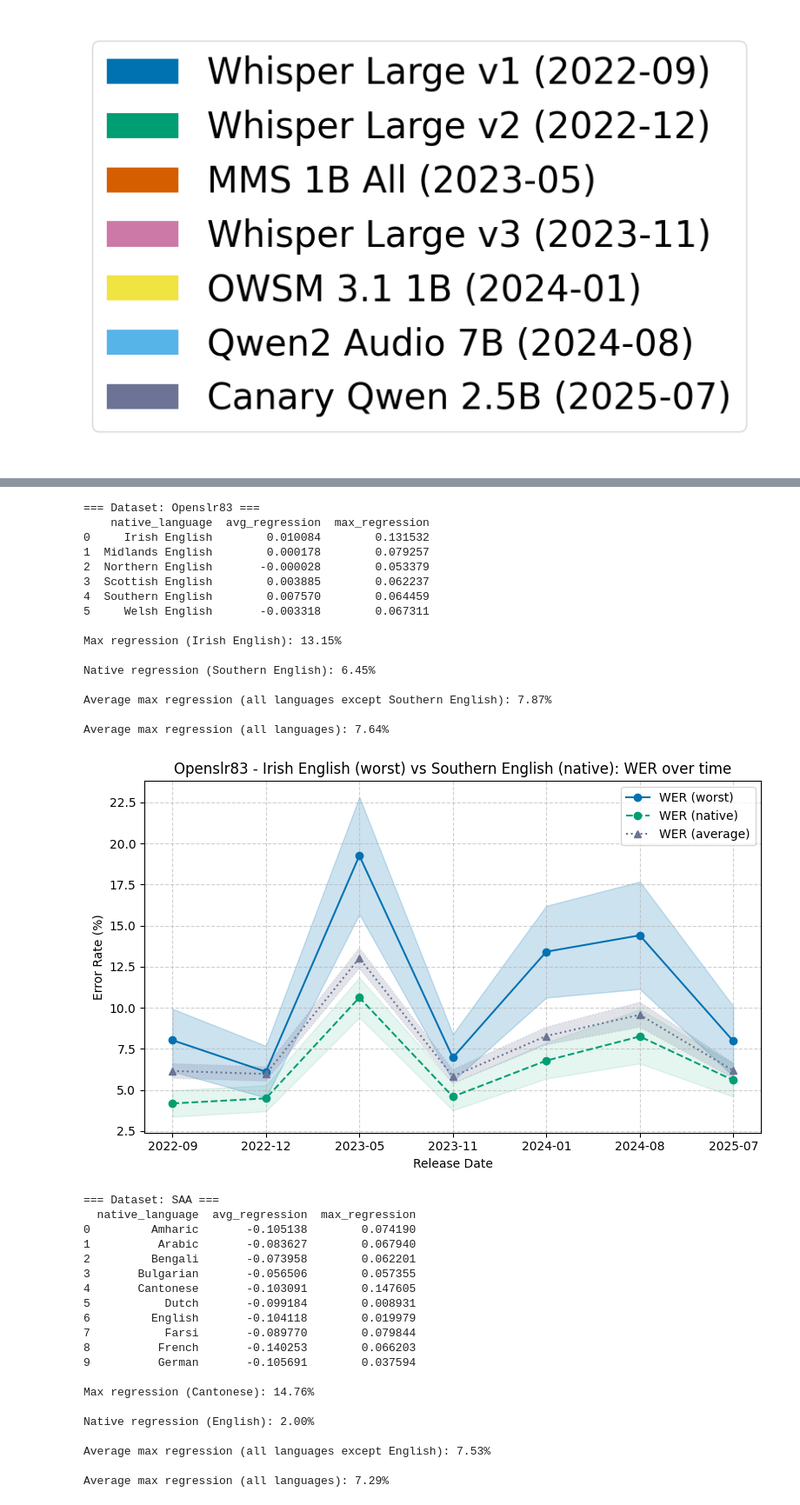
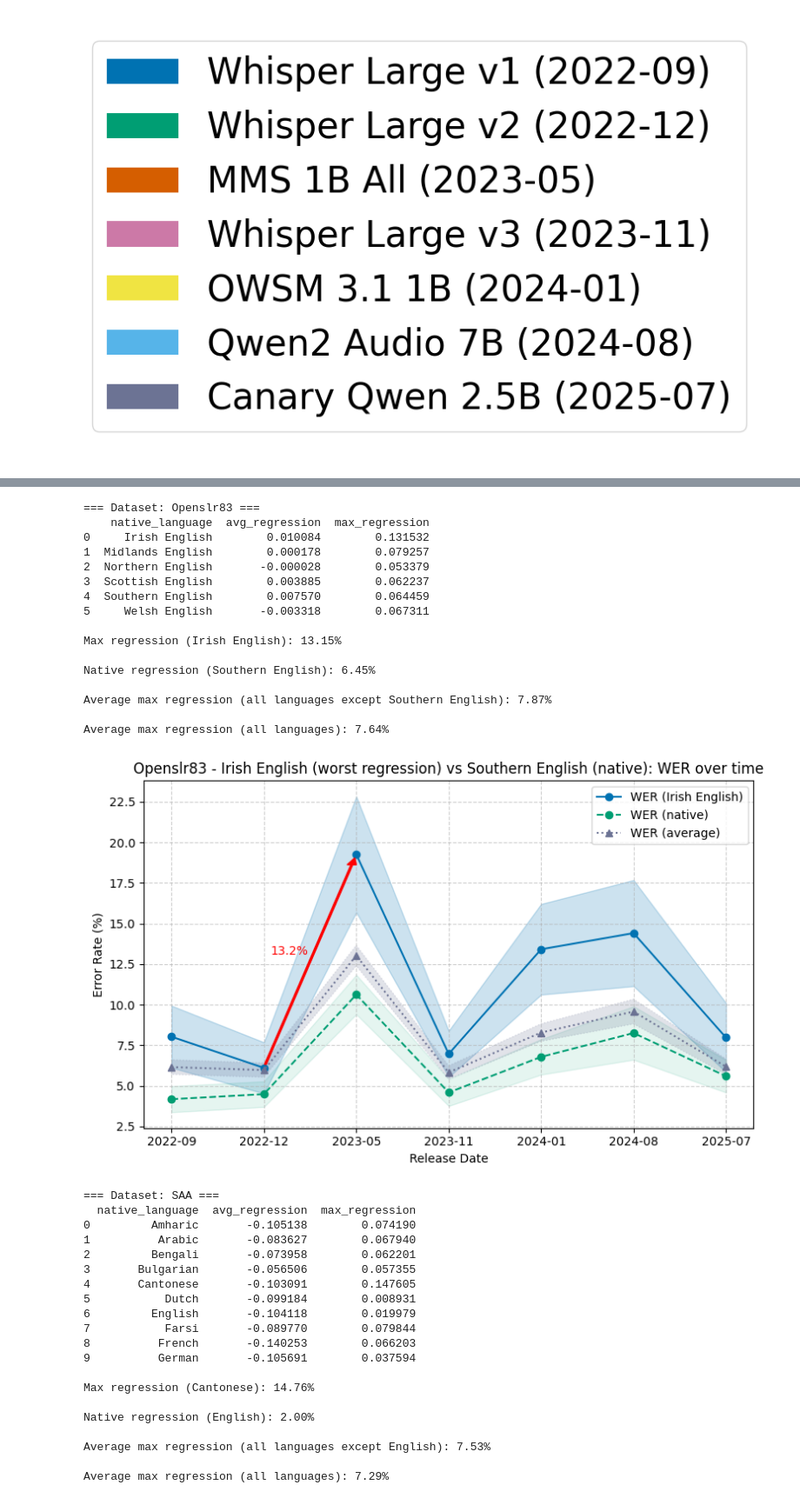
Before and after one commit to KoelLabs/ML, a Jupyter notebook: notebooks/Eval/ASR_eval.ipynb, the cells around one changed output, grey strips where cells are left out. Shown at 87% size. Saved outputs shown, nothing was run; the diff lists cells and outputs as text; code cells hidden in the pictures.

Commit message:
improve lineplot title and add regression arrows

```diff
--- a/notebooks/Eval/ASR_eval.ipynb
+++ b/notebooks/Eval/ASR_eval.ipynb
@@ -292,6 +292,7 @@ ERROR_METRIC = 'sem'
 FALLBACK_L1_DATASET = {
     'L2-Arctic': 'L1-Arctic'
 }
+SHOW_MAX_REGRESSION_ARROW = True
 
 for dataset, df_d in results.groupby('dataset'):
     # outliers
@@ -311,6 +312,7 @@ for dataset, df_d in results.groupby('dataset'):
     # Compute regression (max diff of newer_model_wer - older_model_wer)
     regressions = []
     res = []
+    max_pairs = {}
     for lang, df_lang in df_d.groupby('native_language'):
         df_lang_sorted = (
             df_lang.groupby(['model', 'release_date'])
@@ -320,17 +322,20 @@ for dataset, df_d in results.groupby('dataset'):
         )
 
         # Compute pairwise WER differences over time
-        wer_diffs = []
+        max_regression = avg_regression = 0.0
+        max_pair = (None, None)
+        count = 0
         for i in range(len(df_lang_sorted)):
             for j in range(i + 1, len(df_lang_sorted)):
                 diff = df_lang_sorted.iloc[j]['wer'] - df_lang_sorted.iloc[i]['wer']
-                wer_diffs.append(diff)
-
-        if wer_diffs:
-            max_regression = max(wer_diffs)
-            avg_regression = sum(wer_diffs) / len(wer_diffs)
-        else:
-            max_regression = avg_regression = 0.0
+                if diff > max_regression:
+                    max_regression = diff
+                    # max_pair = (df_lang_sorted.iloc[i]['release_date'], df_lang_sorted.iloc[i]['release_date'])
+                    max_pair = (i, j)
+                avg_regression += diff
+                count += 1
+        avg_regression /= count
+        max_pairs[lang] = max_pair
 
         res.append({
             'native_language': lang,
@@ -379,7 +384,7 @@ for dataset, df_d in results.groupby('dataset'):
         df_native_plot = None
 
     plt.figure(figsize=(8, 5))
-    wer_line, = plt.plot(df_plot['release_date'], df_plot['wer_mean'] * 100, '-o', color=WER_COLOR, label='WER (worst)')
+    wer_line, = plt.plot(df_plot['release_date'], df_plot['wer_mean'] * 100, '-o', color=WER_COLOR, label=f'WER ({top_lang})')
     plt.fill_between(
         df_plot['release_date'],
         (df_plot['wer_mean'] - df_plot['wer_std']) * 100, # type: ignore
@@ -387,7 +392,7 @@ for dataset, df_d in results.groupby('dataset'):
         color=wer_line.get_color(), alpha=0.2
     )
     if INCLUDE_CER:
-        cer_line, = plt.plot(df_plot['release_date'], df_plot['cer_mean'] * 100, '-s', color=CER_COLOR, label='CER (worst)')
+        cer_line, = plt.plot(df_plot['release_date'], df_plot['cer_mean'] * 100, '-s', color=CER_COLOR, label=f'CER ({top_lang})')
         plt.fill_between(
             df_plot['release_date'],
             (df_plot['cer_mean'] - df_plot['cer_std']) * 100, # type: ignore
@@ -426,7 +431,24 @@ for dataset, df_d in results.groupby('dataset'):
             color=wer_line.get_color(), alpha=0.2, linestyle=':'
         )
 
-    plt.title(f"{dataset} - {top_lang} (worst) vs {native_lang} (native): WER{' & CER ' if INCLUDE_CER else ' '}over time")
+    if SHOW_MAX_REGRESSION_ARROW:
+        release_date_locations, _ = plt.xticks()
+        max_pair = max_pairs[top_lang]
+        start_x = release_date_locations[max_pair[0]]
+        start_y = 100 * df_plot.iloc[max_pair[0]]['wer_mean']
+        end_x = release_date_locations[max_pair[1]]
+        end_y = 100 * df_plot.iloc[max_pair[1]]['wer_mean']
+        norm = (plt.ylim()[1] - plt.ylim()[0]) / 100
+        head_length = 2 * norm
+        dir = np.array([end_x - start_x, end_y - start_y])
+        mag = np.linalg.norm(dir)
+        dir /= mag
+        mag -= head_length + 2 * norm
+        plt.arrow(start_x + 1 * norm * dir[0], start_y + 1 * norm * dir[1], dir[0] * mag, dir[1] * mag, color='red', zorder=3, width=0.02, head_width=0.1, head_length=head_length)
+        label = f"{end_y - start_y:.1f}%"
+        plt.text((start_x + end_x) / 2 - norm * dir[0], (start_y + end_y) / 2 + norm * dir[1], label, color="red", verticalalignment='bottom', horizontalalignment='right')
+
+    plt.title(f"{dataset} - {top_lang} (worst regression) vs {native_lang} (native): WER{' & CER ' if INCLUDE_CER else ' '}over time")
     plt.xlabel("Release Date")
     plt.ylabel("Error Rate (%)")
     plt.legend()
@@ -473,20 +495,20 @@ Average max regression (all languages): 11.11%
 === Dataset: Openslr83 ===
     native_language  avg_regression  max_regression
 0     Irish English        0.010084        0.131532
 1  Midlands English        0.000178        0.079257
 2  Northern English       -0.000028        0.053379
 3  Scottish English        0.003885        0.062237
 4  Southern English        0.007570        0.064459
 5     Welsh English       -0.003318        0.067311
 
 Max regression (Irish English): 13.15%
 
 Native regression (Southern English): 6.45%
 
 Average max regression (all languages except Southern English): 7.87%
 
 Average max regression (all languages): 7.64%
-[figure, old version]
+[figure, new version]
 === Dataset: SAA ===
   native_language  avg_regression  max_regression
 0         Amharic       -0.105138        0.074190
```
Also changed, not shown: parts of 1 cell of this notebook.
